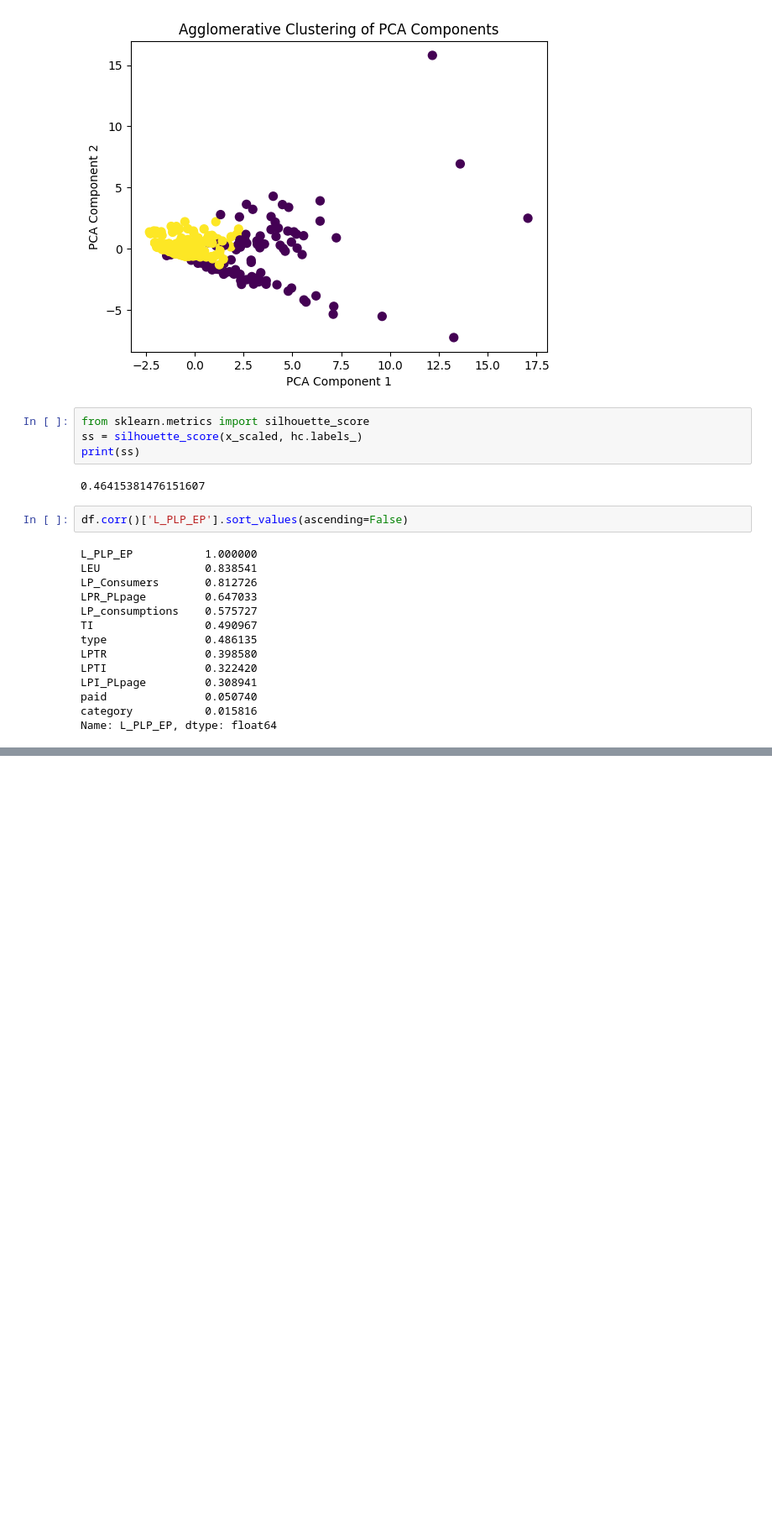
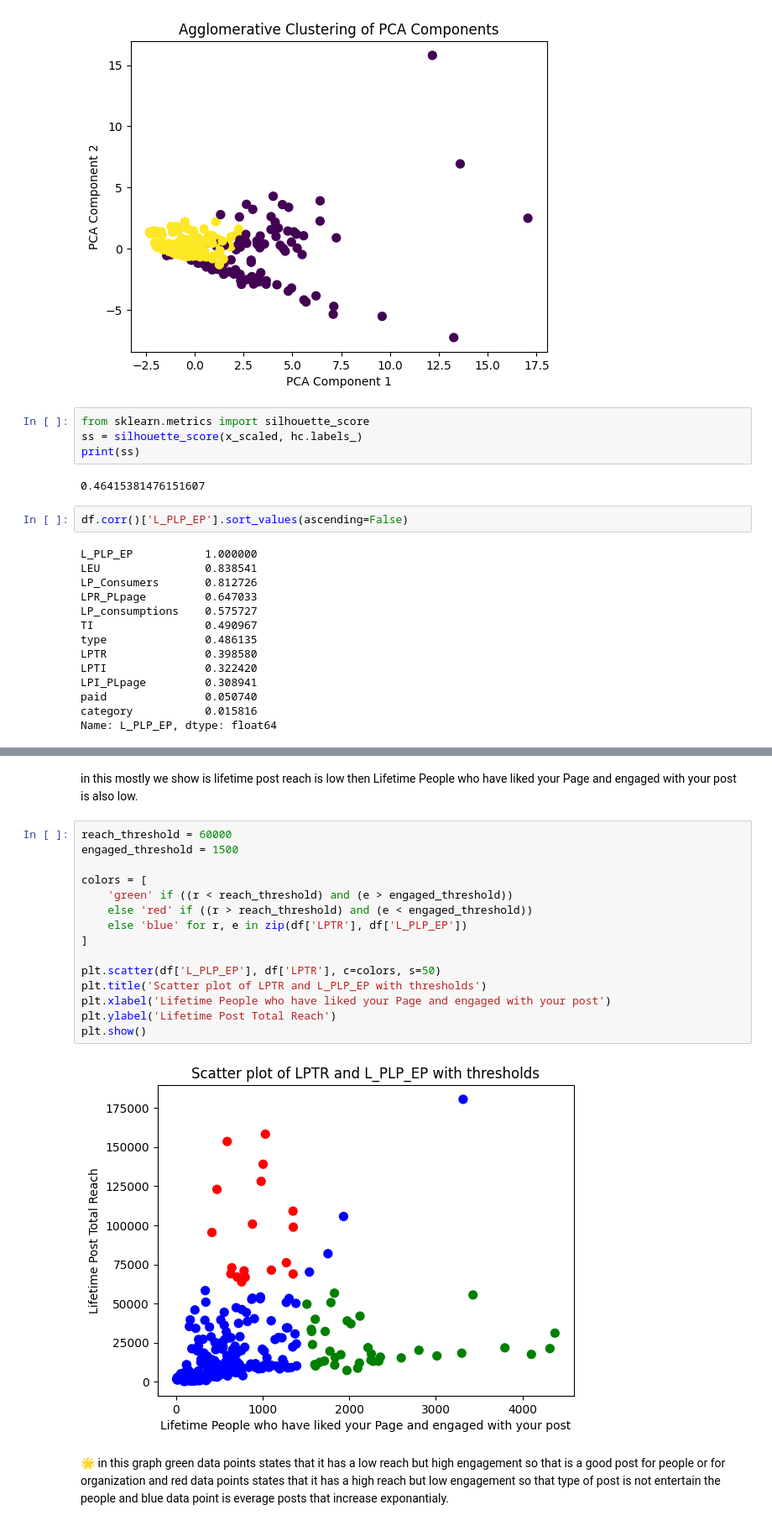
Before and after one commit to jemilnasit/EDA-On-Facebook-Page, a Jupyter notebook: EDA_facebook.ipynb, the cells around one changed output, grey strips where cells are left out. Shown at 84% size. Saved outputs shown, nothing was run; the diff lists cells and outputs as text; blank space fills up the shorter version.

```diff
--- a/EDA_facebook.ipynb
+++ b/EDA_facebook.ipynb
@@ -362,0 +371,21 @@ Name: L_PLP_EP, dtype: float64
+# %% [markdown]
+in this mostly we show is lifetime post reach is low then Lifetime People who have liked your Page and engaged with your post is also low.
+# %%
+reach_threshold = 60000
+engaged_threshold = 1500
+
+colors = [
+    'green' if ((r < reach_threshold) and (e > engaged_threshold))
+    else 'red' if ((r > reach_threshold) and (e < engaged_threshold))
+    else 'blue' for r, e in zip(df['LPTR'], df['L_PLP_EP'])
+]
+
+plt.scatter(df['L_PLP_EP'], df['LPTR'], c=colors, s=50)
+plt.title('Scatter plot of LPTR and L_PLP_EP with thresholds')
+plt.xlabel('Lifetime People who have liked your Page and engaged with your post')
+plt.ylabel('Lifetime Post Total Reach')
+plt.show()
+# %% [output]
+[figure, added]
+# %% [markdown]
+🌟 in this graph green data points states that it has a low reach but high engagement so that is a good post for people or for organization and red data points states that it has a high reach but low engagement so that type of post is not entertain the people and blue data point is everage posts that increase exponantialy.
```
Also changed, not shown: parts of 1 cell of this notebook.
